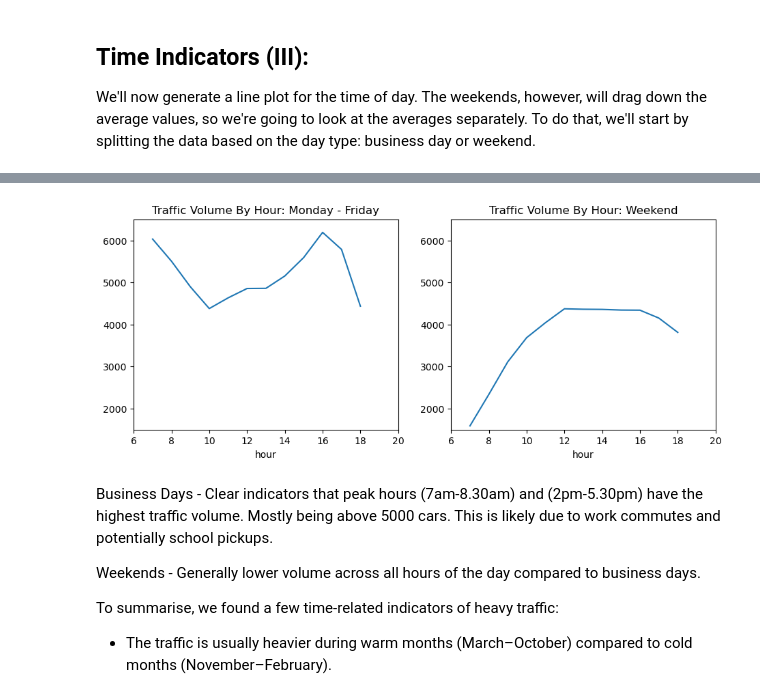
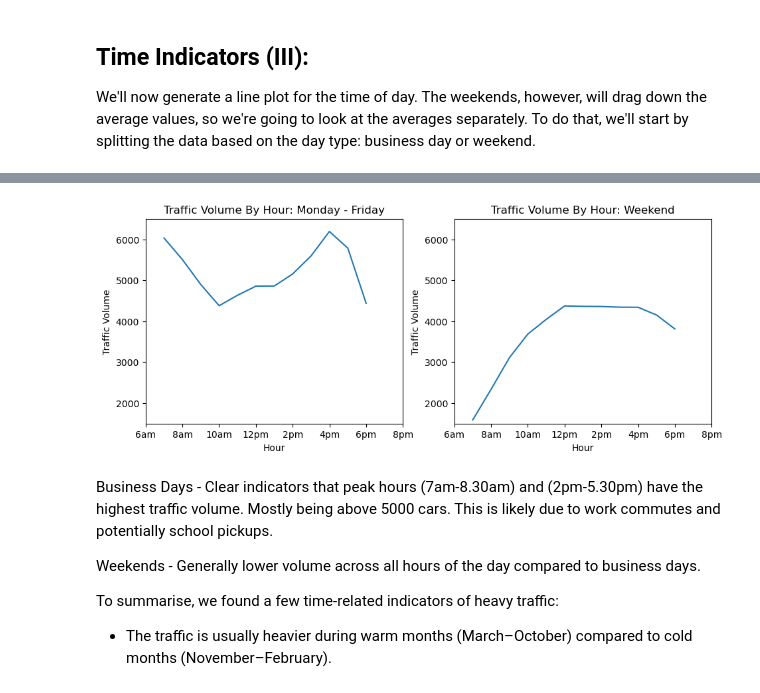
Before and after one commit to amcl11/traffic_data_analysis, a Jupyter notebook: traffic_analysis.ipynb, the cells around one changed output, grey strips where cells are left out. Saved outputs shown, nothing was run; the diff lists cells and outputs as text; code cells hidden in the pictures.

Commit message:
add images

```diff
--- a/traffic_analysis.ipynb
+++ b/traffic_analysis.ipynb
@@ -290,21 +290,27 @@ Name: traffic_volume, dtype: float64
 # %%
 plt.figure(figsize=(11,4))
 
 plt.subplot(1,2,1)
 by_hour_business['traffic_volume'].plot.line()
 plt.title('Traffic Volume By Hour: Monday - Friday')
 plt.xlim(6,20)
 plt.ylim(1500, 6500)
+plt.xlabel('Hour')
+plt.ylabel('Traffic Volume')
+plt.xticks(ticks=[6,8,10,12,14,16,18,20], labels=['6am', '8am', '10am', '12pm', '2pm', '4pm', '6pm', '8pm'])
 
 plt.subplot(1,2,2)
 by_hour_weekend['traffic_volume'].plot.line()
 plt.title('Traffic Volume By Hour: Weekend')
 plt.xlim(6,20)
 plt.ylim(1500, 6500)
+plt.xlabel('Hour')
+plt.ylabel('Traffic Volume')
+plt.xticks(ticks=[6,8,10,12,14,16,18,20], labels=['6am', '8am', '10am', '12pm', '2pm', '4pm', '6pm', '8pm'])
 
 plt.show()
 # %% [output]
-[figure, old version]
+[figure, new version]
 # %% [markdown]
 Business Days - Clear indicators that peak hours (7am-8.30am) and (2pm-5.30pm) have the highest traffic volume. Mostly being above 5000 cars. This is likely due to work commutes and potentially school pickups.
 
```
Also changed, not shown: 1 other file.
